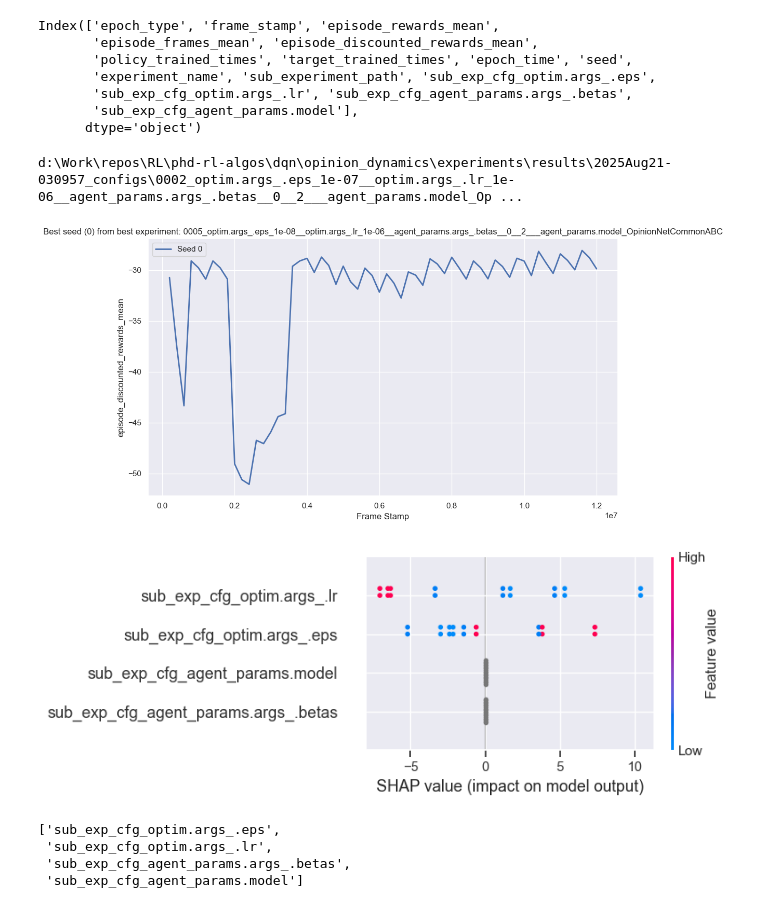
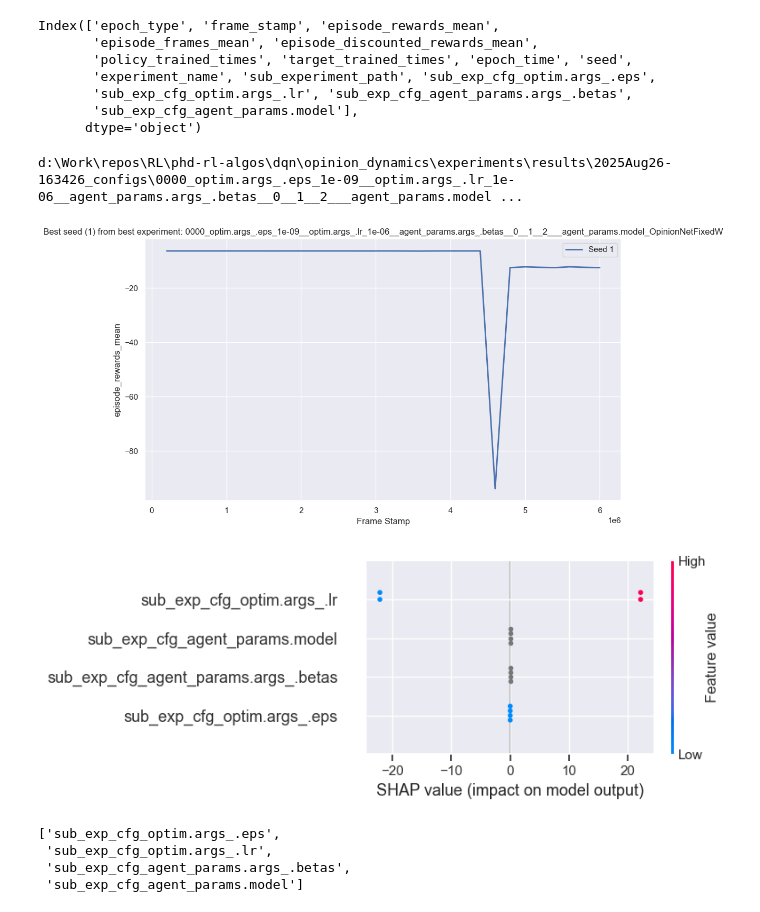
Before and after one commit to mariusdgm/phd-rl-algos, a Jupyter notebook: dqn/opinion_dynamics/experiments/inspect_results.ipynb, the cells around one changed output. Cells and saved outputs as stored; diff of their text form; code cells hidden in the pictures.

```diff
--- a/dqn/opinion_dynamics/experiments/inspect_results.ipynb
+++ b/dqn/opinion_dynamics/experiments/inspect_results.ipynb
@@ -40,7 +35,7 @@ please provide us feedback at https://github.com/pandas-dev/pandas/issues/54466
 # experiment_sub_dir = "2025May02-101004_configs" # excellent run
 # experiment_sub_dir = "2025Jul09-171538_configs" # good latest run
 
-experiment_sub_dir = "2025Aug21-030957_configs"
+experiment_sub_dir = "2025Aug26-163426_configs"
 
 exp_path = os.path.join(os.path.abspath("."), "results", experiment_sub_dir)
 df = process_experiment(
@@ -306,9 +275,9 @@ Index(['epoch_type', 'frame_stamp', 'episode_rewards_mean',
 # %%
 print(sub_df[sub_df['episode_rewards_mean'] == sub_df['episode_rewards_mean'].max()]['sub_experiment_path'].values[0])
 # %% [output]
-d:\Work\repos\RL\phd-rl-algos\dqn\opinion_dynamics\experiments\results\2025Aug21-030957_configs\0002_optim.args_.eps_1e-07__optim.args_.lr_1e-06__agent_params.args_.betas__0__2___agent_params.model_Op ...
+d:\Work\repos\RL\phd-rl-algos\dqn\opinion_dynamics\experiments\results\2025Aug26-163426_configs\0000_optim.args_.eps_1e-09__optim.args_.lr_1e-06__agent_params.args_.betas__0__1__2___agent_params.model ...
 # %%
-selected_metric = 'episode_discounted_rewards_mean'
+selected_metric = 'episode_rewards_mean'
 hue_col = "experiment_name"
 
 # Filter for training data only
@@ -322,34 +291,34 @@ best_experiment = experiment_means.idxmax()
 # Step 2: Filter to that experiment
 best_exp_df = training_df[training_df[hue_col] == best_experiment]
 
 # Step 3: Find best seed within best experiment
 best_seed = (
     best_exp_df.groupby('seed')[selected_metric]
     .mean()
     .idxmax()
 )
 
 # Step 4: Filter to best seed
 best_seed_df = best_exp_df[best_exp_df['seed'] == best_seed]
 
 # Step 5: Plot
 plt.figure(figsize=(10, 6))
 sns.lineplot(
     data=best_seed_df,
     x='frame_stamp',
     y=selected_metric,
     lw=2,
     label=f"Seed {best_seed}"
 )
 
 plt.title(f"Best seed ({best_seed}) from best experiment: {best_experiment}")
 plt.ylabel(selected_metric)
 plt.xlabel('Frame Stamp')
 plt.legend()
 plt.tight_layout()
 plt.show()
 # %% [output]
-[figure, old version]
+[figure, new version]
 # %%
 import shap
 import xgboost
@@ -375,7 +344,7 @@ shap_values = explainer(X)
 # Summary plot (feature importance)
 shap.summary_plot(shap_values, X)
 # %% [output]
-[figure, old version]
+[figure, new version]
 # %%
 hyperparam_columns
 # %% [output]
```
Also changed, not shown: parts of 10 cells of this notebook, 4 other files.
